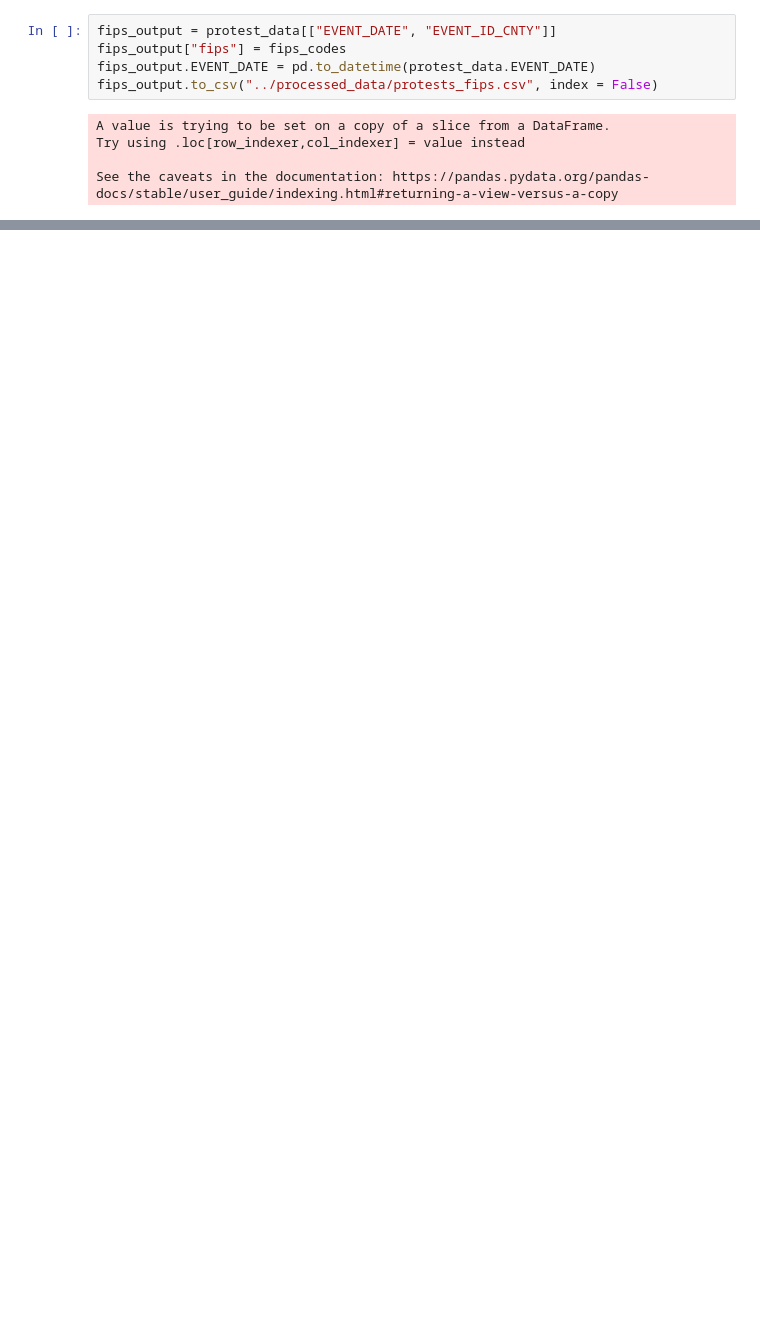
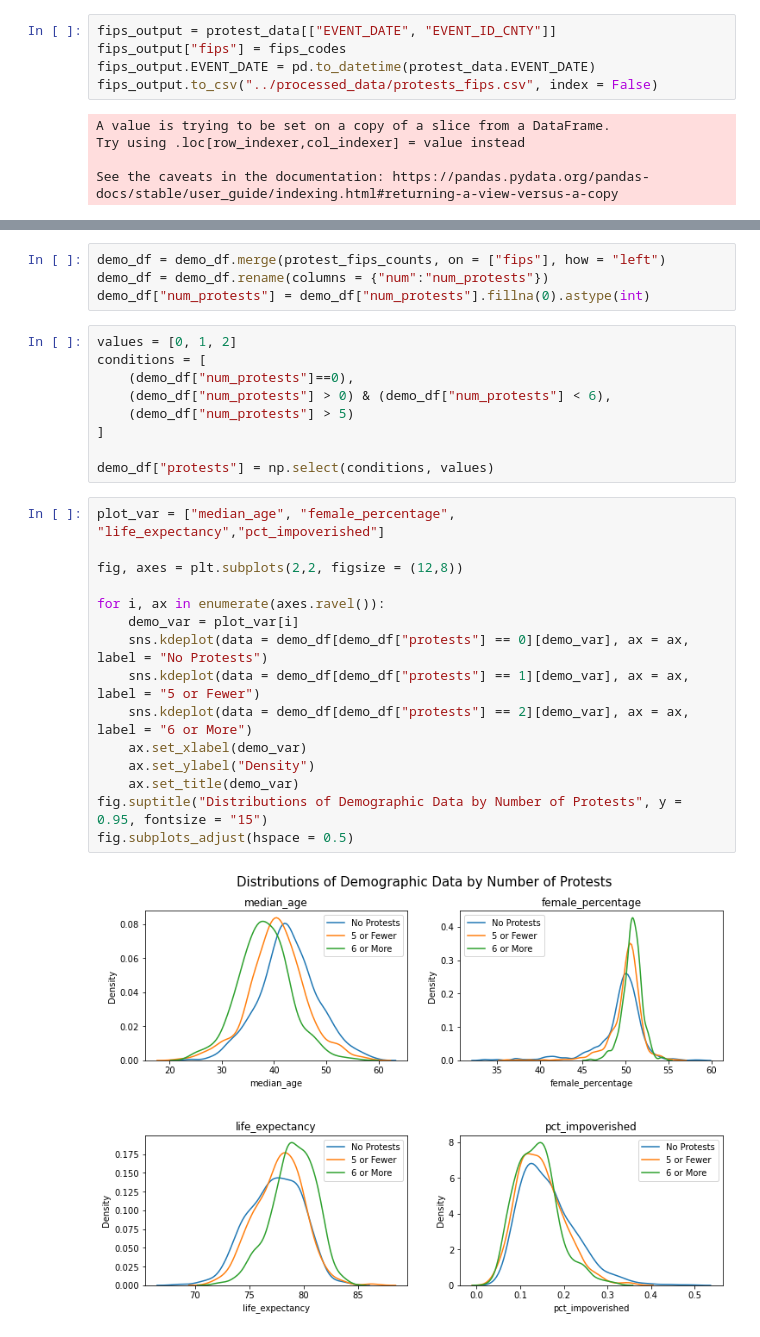
Before and after one commit to MichaelYinGH/ac209project, a Jupyter notebook: notebooks/protest_data.ipynb, the cells around one changed output, grey strips where cells are left out. Drawn from its saved outputs; the diff is of its cells as text; blank space fills up the shorter version.

```diff
--- a/notebooks/protest_data.ipynb
+++ b/notebooks/protest_data.ipynb
@@ -248,0 +344,30 @@ See the caveats in the documentation: https://pandas.pydata.org/pandas-docs/stab
+# %%
+demo_df = demo_df.merge(protest_fips_counts, on = ["fips"], how = "left")
+demo_df = demo_df.rename(columns = {"num":"num_protests"})
+demo_df["num_protests"] = demo_df["num_protests"].fillna(0).astype(int)
+# %%
+values = [0, 1, 2]
+conditions = [
+    (demo_df["num_protests"]==0),
+    (demo_df["num_protests"] > 0) & (demo_df["num_protests"] < 6),
+    (demo_df["num_protests"] > 5)
+]
+
+demo_df["protests"] = np.select(conditions, values)
+# %%
+plot_var = ["median_age", "female_percentage", "life_expectancy","pct_impoverished"]
+
+fig, axes = plt.subplots(2,2, figsize = (12,8))
+
+for i, ax in enumerate(axes.ravel()):
+    demo_var = plot_var[i]
+    sns.kdeplot(data = demo_df[demo_df["protests"] == 0][demo_var], ax = ax, label = "No Protests")
+    sns.kdeplot(data = demo_df[demo_df["protests"] == 1][demo_var], ax = ax, label = "5 or Fewer")
+    sns.kdeplot(data = demo_df[demo_df["protests"] == 2][demo_var], ax = ax, label = "6 or More")
+    ax.set_xlabel(demo_var)
+    ax.set_ylabel("Density")
+    ax.set_title(demo_var)
+fig.suptitle("Distributions of Demographic Data by Number of Protests", y = 0.95, fontsize = "15")
+fig.subplots_adjust(hspace = 0.5)
+# %% [output]
+[figure, added]
```
Also changed, not shown: parts of 17 cells of this notebook.
